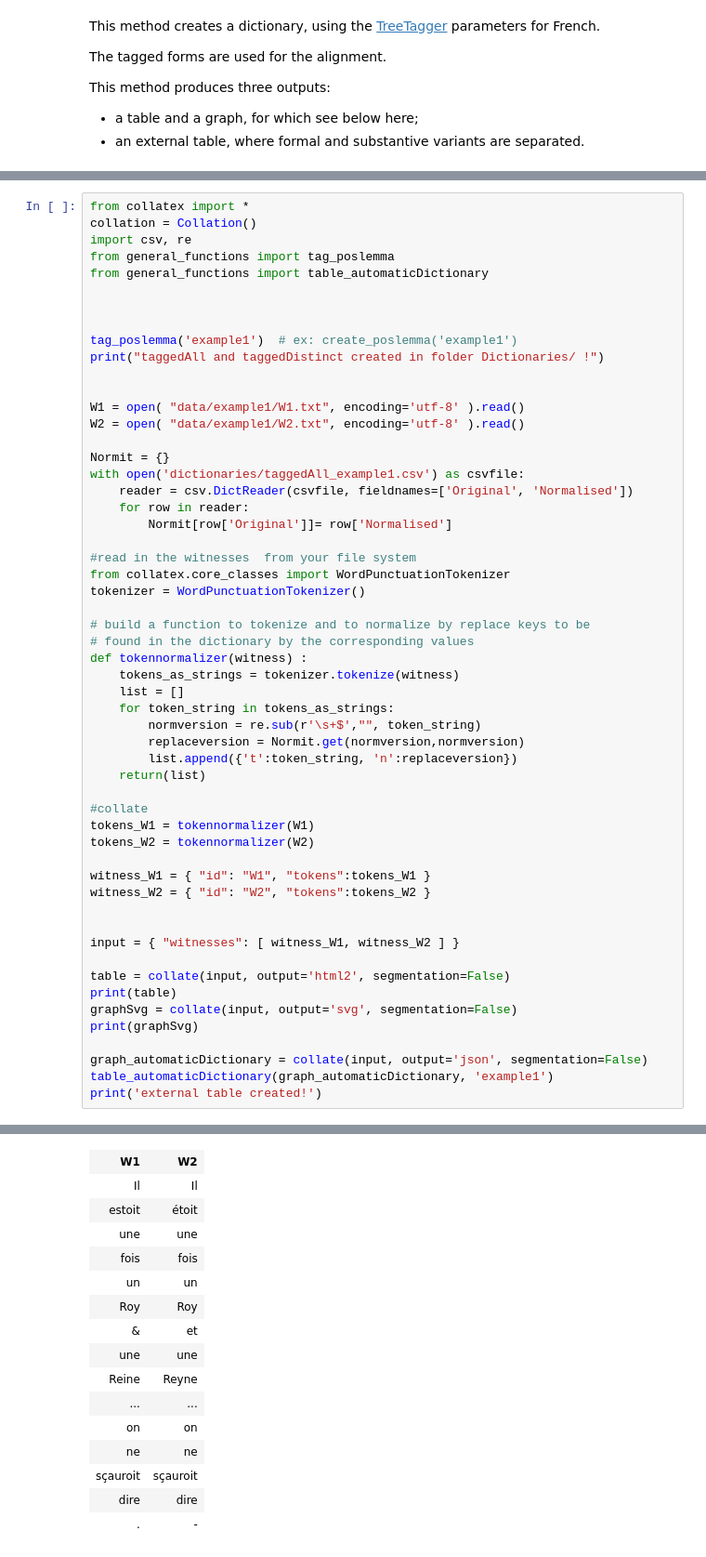
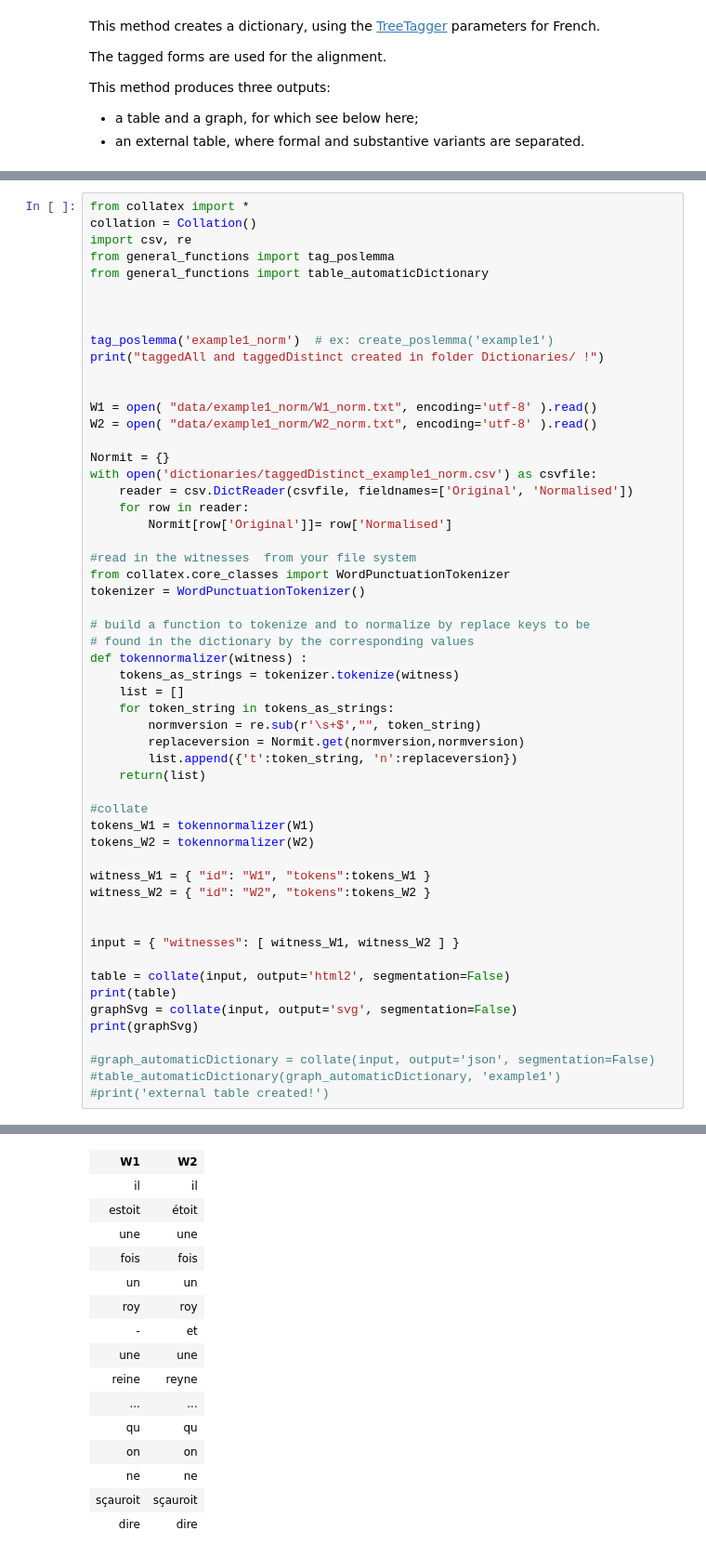
Before and after one commit to elespdn/collation_spelling, a Jupyter notebook: test_modernLang/case_study_FR-MOD/example1.ipynb, the cells around one changed output, grey strips where cells are left out. Shown at 93% size. Drawn from its saved outputs; the diff is of its cells as text.

```diff
--- a/test_modernLang/case_study_FR-MOD/example1.ipynb
+++ b/test_modernLang/case_study_FR-MOD/example1.ipynb
@@ -21,15 +62,15 @@ from general_functions import table_automaticDictionary
 
 
 
-tag_poslemma('example1')  # ex: create_poslemma('example1')
+tag_poslemma('example1_norm')  # ex: create_poslemma('example1')
 print("taggedAll and taggedDistinct created in folder Dictionaries/ !")
 
 
-W1 = open( "data/example1/W1.txt", encoding='utf-8' ).read()
-W2 = open( "data/example1/W2.txt", encoding='utf-8' ).read()
+W1 = open( "data/example1_norm/W1_norm.txt", encoding='utf-8' ).read()
+W2 = open( "data/example1_norm/W2_norm.txt", encoding='utf-8' ).read()
 
 Normit = {}
-with open('dictionaries/taggedAll_example1.csv') as csvfile:
+with open('dictionaries/taggedDistinct_example1_norm.csv') as csvfile:
     reader = csv.DictReader(csvfile, fieldnames=['Original', 'Normalised'])
     for row in reader:
         Normit[row['Original']]= row['Normalised']
@@ -40,49 +81,49 @@ tokenizer = WordPunctuationTokenizer()
 
 # build a function to tokenize and to normalize by replace keys to be
 # found in the dictionary by the corresponding values
 def tokennormalizer(witness) :
     tokens_as_strings = tokenizer.tokenize(witness)
     list = []
     for token_string in tokens_as_strings:
         normversion = re.sub(r'\s+$',"", token_string)
         replaceversion = Normit.get(normversion,normversion)
         list.append({'t':token_string, 'n':replaceversion})
     return(list)
 
 #collate
 tokens_W1 = tokennormalizer(W1)
 tokens_W2 = tokennormalizer(W2)
 
 witness_W1 = { "id": "W1", "tokens":tokens_W1 }
 witness_W2 = { "id": "W2", "tokens":tokens_W2 }
 
 
 input = { "witnesses": [ witness_W1, witness_W2 ] }
 
 table = collate(input, output='html2', segmentation=False)
 print(table)
 graphSvg = collate(input, output='svg', segmentation=False)
 print(graphSvg)
 
-graph_automaticDictionary = collate(input, output='json', segmentation=False)
-table_automaticDictionary(graph_automaticDictionary, 'example1')
-print('external table created!')
+#graph_automaticDictionary = collate(input, output='json', segmentation=False)
+#table_automaticDictionary(graph_automaticDictionary, 'example1')
+#print('external table created!')
 # %% [output]
 taggedAll and taggedDistinct created in folder Dictionaries/ !
 | W1 | W2 |
-| Il | Il |
+| il | il |
 | estoit | étoit |
 | une | une |
 | fois | fois |
 | un | un |
-| Roy | Roy |
-| & | et |
+| roy | roy |
+| - | et |
 | une | une |
-| Reine | Reyne |
+| reine | reyne |
 | ... | ... |
+| qu | qu |
 | on | on |
 | ne | ne |
 | sçauroit | sçauroit |
 | dire | dire |
-| . | - |
 None
```
Also changed, not shown: parts of 2 cells of this notebook, 17 other files.
